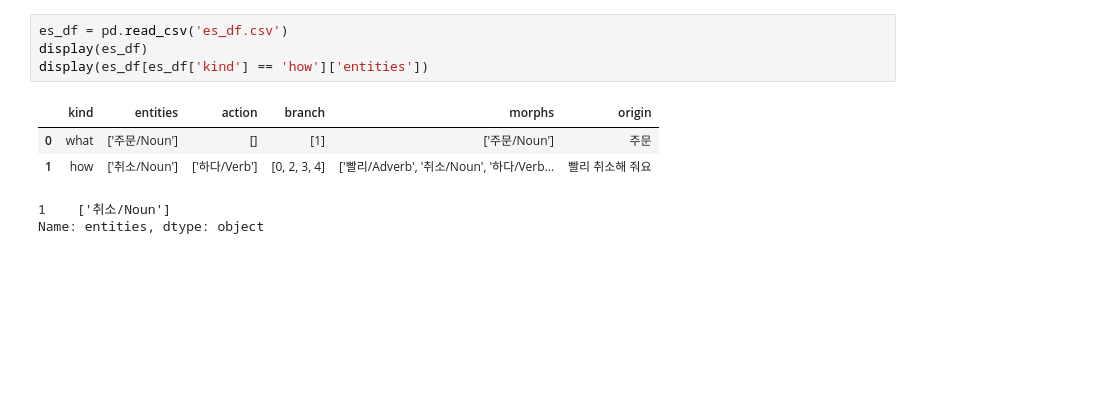
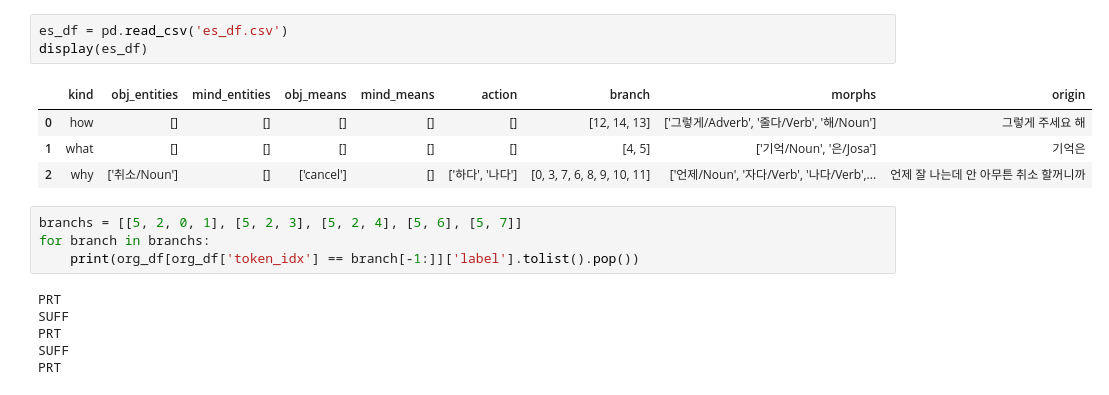
Before and after one commit to mypeacefulcode/systaxnet_chatbot, a Jupyter notebook: agent/test_notebook.ipynb, the cells around one changed output. Cells and saved outputs as stored; diff of their text form; blank space fills up the shorter version.

```diff
--- a/agent/test_notebook.ipynb
+++ b/agent/test_notebook.ipynb
@@ -138,10 +204,18 @@ token_idx
 # %%
 es_df = pd.read_csv('es_df.csv')
 display(es_df)
-display(es_df[es_df['kind'] == 'how']['entities'])
 # %% [output]
-|  | kind | entities | action | branch | morphs | origin |
-| 0 | what | ['주문/Noun'] | [] | [1] | ['주문/Noun'] | 주문 |
-| 1 | how | ['취소/Noun'] | ['하다/Verb'] | [0, 2, 3, 4] | ['빨리/Adverb', '취소/Noun', '하다/Verb... | 빨리 취소해 줘요 |
+|  | kind | obj_entities | mind_entities | obj_means | mind_means | action | branch | morphs | origin |
+| 0 | how | [] | [] | [] | [] | [] | [12, 14, 13] | ['그렇게/Adverb', '줄다/Verb', '해/Noun'] | 그렇게 주세요 해 |
+| 1 | what | [] | [] | [] | [] | [] | [4, 5] | ['기억/Noun', '은/Josa'] | 기억은 |
+| 2 | why | ['취소/Noun'] | [] | ['cancel'] | [] | ['하다', '나다'] | [0, 3, 7, 6, 8, 9, 10, 11] | ['언제/Noun', '자다/Verb', '나다/Verb',... | 언제 잘 나는데 안 아무튼 취소 할꺼니까 |
-1    ['취소/Noun']
-Name: entities, dtype: object
+# %%
+branchs = [[5, 2, 0, 1], [5, 2, 3], [5, 2, 4], [5, 6], [5, 7]]
+for branch in branchs:
+    print(org_df[org_df['token_idx'] == branch[-1:]]['label'].tolist().pop())
+# %% [output]
+PRT
+SUFF
+PRT
+SUFF
+PRT
```
Also changed, not shown: parts of 3 cells of this notebook, 11 other files.
